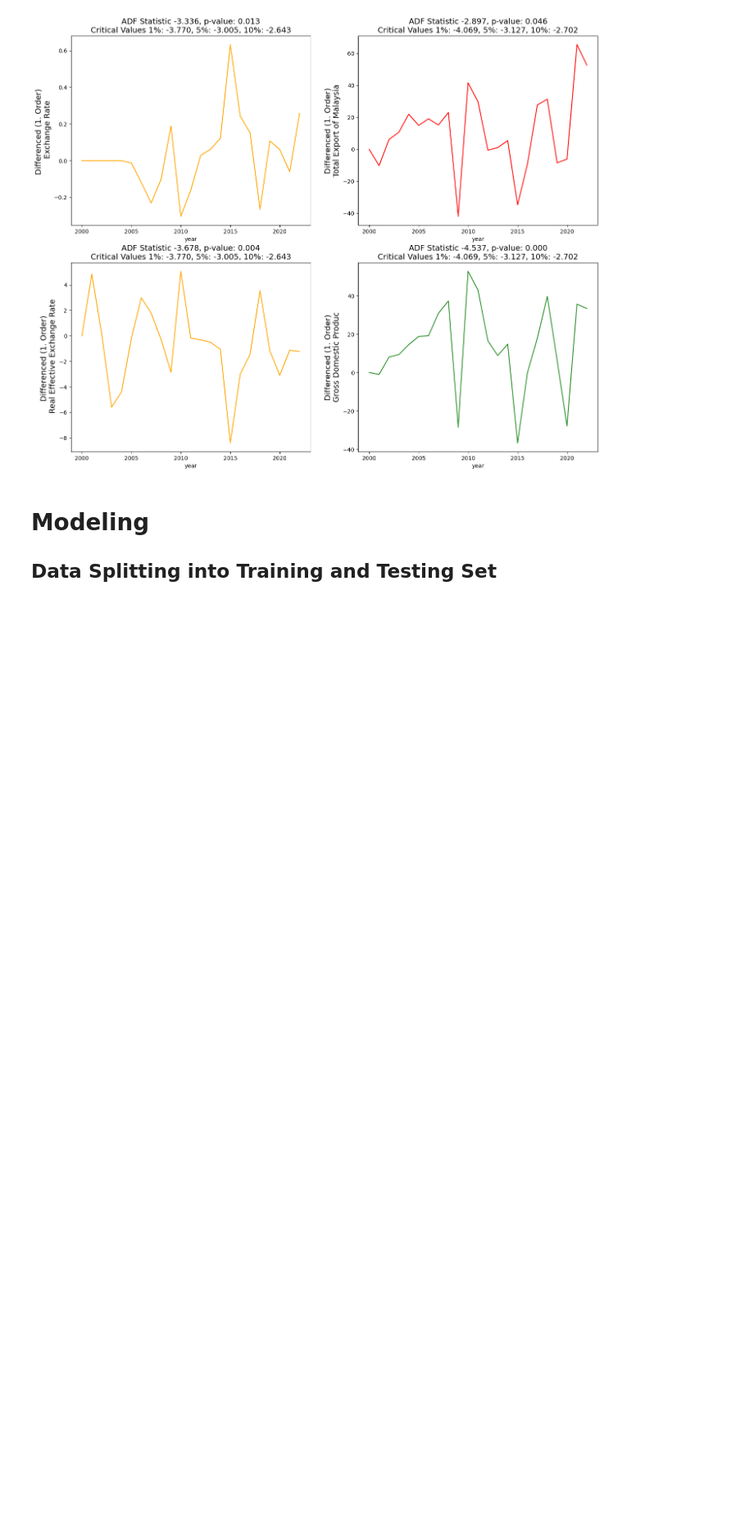
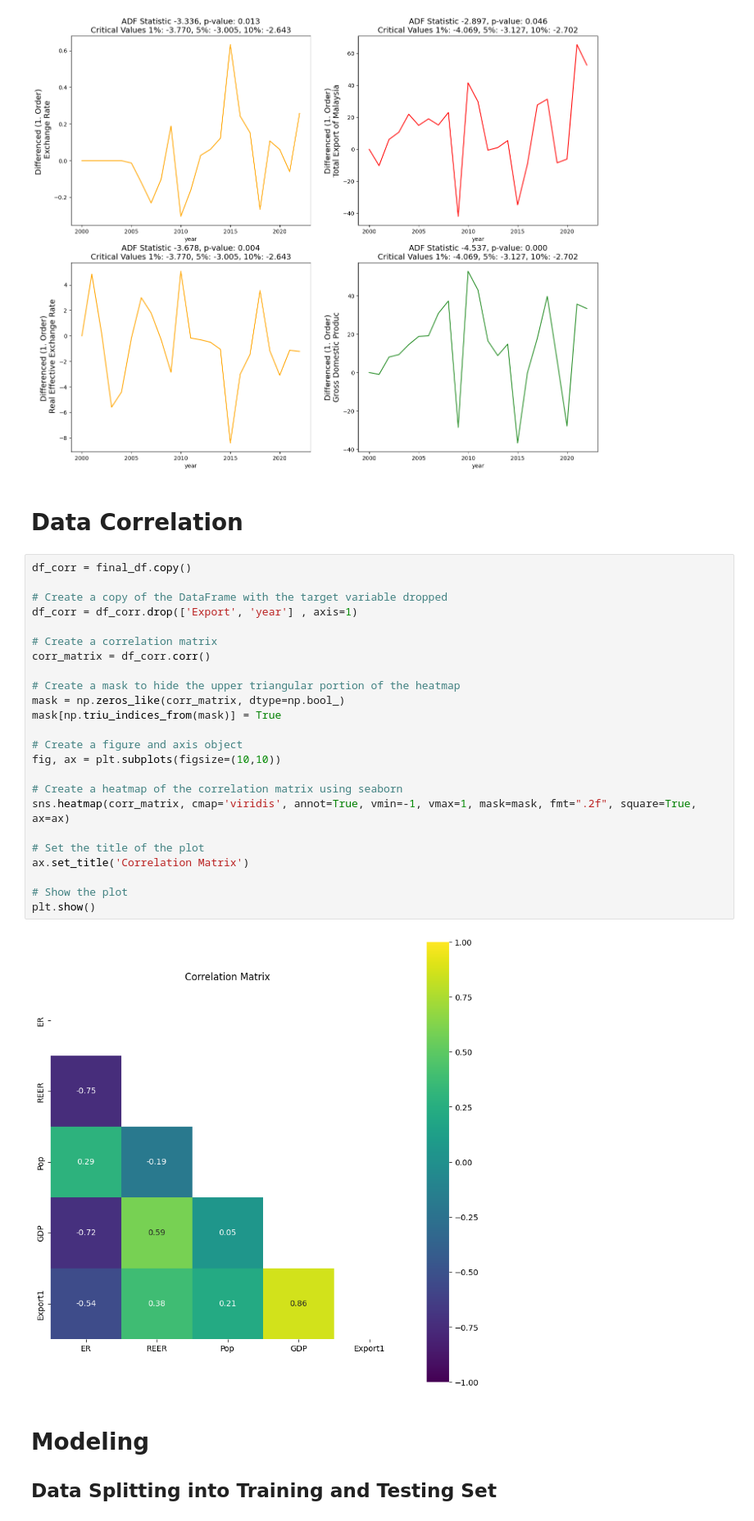
Before and after one commit to jhwong97/wqd7002-forecasting-export-project, a Jupyter notebook: main-code.ipynb, the cells around one changed output. Shown at 82% size. Drawn from its saved outputs; the diff is of its cells as text; blank space fills up the shorter version.

Commit message:
Added code for Correlation Matrix

```diff
--- a/main-code.ipynb
+++ b/main-code.ipynb
@@ -217,6 +217,34 @@ visualize_adfuller_results(final_df['GDP'].values, ' Differenced (1. Order) \nGr
 visualize_adfuller_results(final_df['Export1'].values, ' Differenced (1. Order) \nTotal Export of Malaysia', ax[0, 1])
 # %% [output]
 [figure]
+# %% [markdown]
+# Data Correlation
+# %%
+df_corr = final_df.copy()
+
+# Create a copy of the DataFrame with the target variable dropped
+df_corr = df_corr.drop(['Export', 'year'] , axis=1)
+
+# Create a correlation matrix
+corr_matrix = df_corr.corr()
+
+# Create a mask to hide the upper triangular portion of the heatmap
+mask = np.zeros_like(corr_matrix, dtype=np.bool_)
+mask[np.triu_indices_from(mask)] = True
+
+# Create a figure and axis object
+fig, ax = plt.subplots(figsize=(10,10))
+
+# Create a heatmap of the correlation matrix using seaborn
+sns.heatmap(corr_matrix, cmap='viridis', annot=True, vmin=-1, vmax=1, mask=mask, fmt=".2f", square=True, ax=ax)
+
+# Set the title of the plot
+ax.set_title('Correlation Matrix')
+
+# Show the plot
+plt.show()
+# %% [output]
+[figure, added]
 # %% [markdown]
 # Modeling
 ## Data Splitting into Training and Testing Set
```
